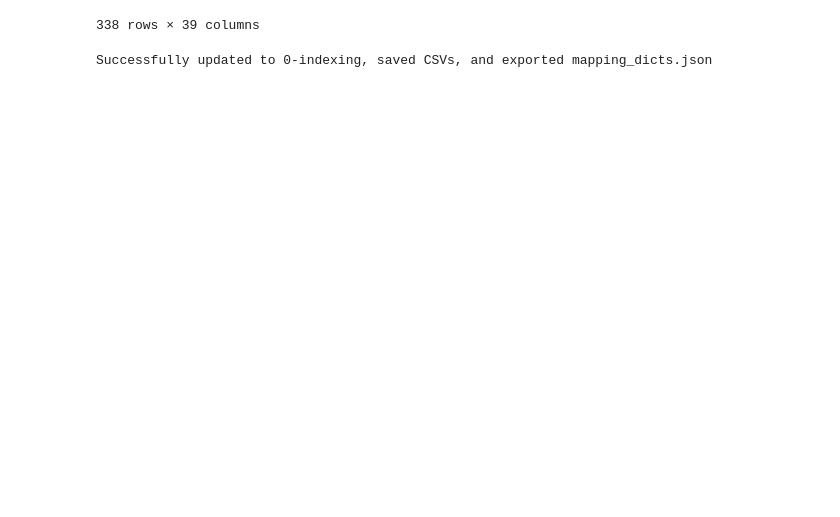
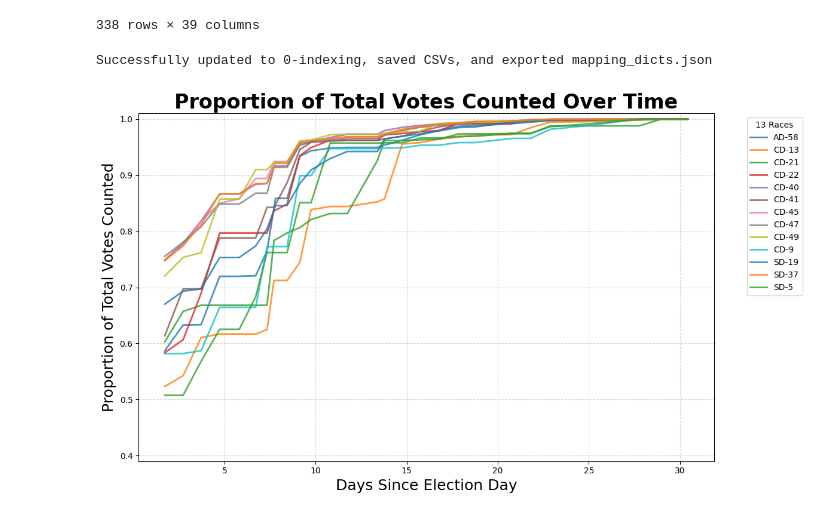
Before and after one commit to rickyrojas311/realtimeElectionForecasting, a Jupyter notebook: model_v1/preprocessing.ipynb, the cells around one changed output. Cells and saved outputs as stored; diff of their text form; code cells hidden in the pictures; blank space fills up the shorter version.

```diff
--- a/model_v1/preprocessing.ipynb
+++ b/model_v1/preprocessing.ipynb
@@ -306,3 +306,75 @@ with open("mapping_dicts.json", "w") as f:
 print("Successfully updated to 0-indexing, saved CSVs, and exported mapping_dicts.json")
 # %% [output]
 Successfully updated to 0-indexing, saved CSVs, and exported mapping_dicts.json
+# %%
+import matplotlib.pyplot as plt
+import numpy as np
+import pandas as pd
+
+# 1. Load the raw dataset containing all data (including the first 3 days)
+df = pd.read_csv("13_races.csv")
+
+# 2. Combine Date and Timestamp to create a proper Datetime column (as done in preprocessing)
+df["Datetime"] = pd.to_datetime(
+    df["Date"].astype(str) + " " + df["Timestamp"].astype(str)
+)
+df = df.sort_values(by=["Datetime"])
+
+# 3. Establish Election Day (November 5, 2024)
+# You can also use df['Datetime'].min().normalize() if your data starts exactly on election night
+election_day = pd.to_datetime("2024-11-05")
+
+# Calculate precise days since election day as a decimal fraction
+df["days_since_election"] = (
+    df["Datetime"] - election_day
+).dt.total_seconds() / 86400.0
+
+# 4. Find the absolute final total votes for each race across the entire timeline
+# This avoids needing to merge with race_data.csv
+df["final_total_votes"] = df.groupby("Race")["Total Votes Cast"].transform(
+    "max"
+)
+
+# 5. Compute the fraction of total votes returned
+df["votes_returned_fraction"] = (
+    df["Total Votes Cast"] / df["final_total_votes"]
+)
+
+# 6. Plot the 13 lines (one for each unique race)
+plt.figure(figsize=(12, 7))
+
+unique_races = sorted(df["Race"].unique())
+
+for race_name in unique_races:
+    # Filter for this specific race
+    race_df = df[df["Race"] == race_name].sort_values("days_since_election")
+
+    # Plot timeline vs fraction of votes returned
+    plt.plot(
+        race_df["days_since_election"],
+        race_df["votes_returned_fraction"],
+        label=race_name,
+        linewidth=2,
+        alpha=0.8,
+    )
+
+# 7. Chart Formatting
+plt.title(
+    "Proportion of Total Votes Counted Over Time",
+    fontsize=24,
+    fontweight="bold",
+)
+plt.xlabel("Days Since Election Day", fontsize=18)
+plt.ylabel("Proportion of Total Votes Counted", fontsize=18)
+
+# Enforce y-axis boundaries strictly from 0 to 1
+plt.ylim(0.39, 1.01)
+
+# Aesthetics
+plt.grid(True, linestyle="--", alpha=0.5)
+plt.legend(bbox_to_anchor=(1.05, 1), loc="upper left", title="13 Races")
+
+plt.tight_layout()
+plt.show()
+# %% [output]
+[figure, added]
```
Also changed, not shown: 2 other files.
